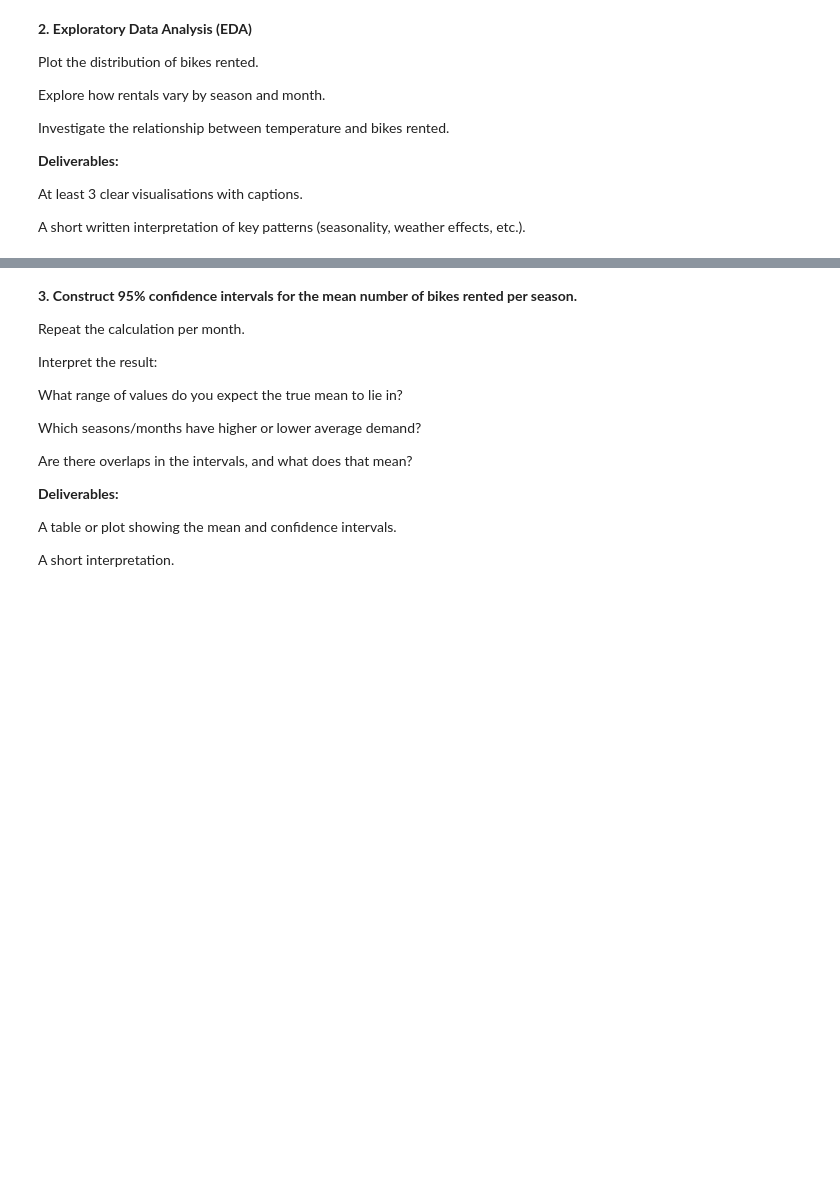
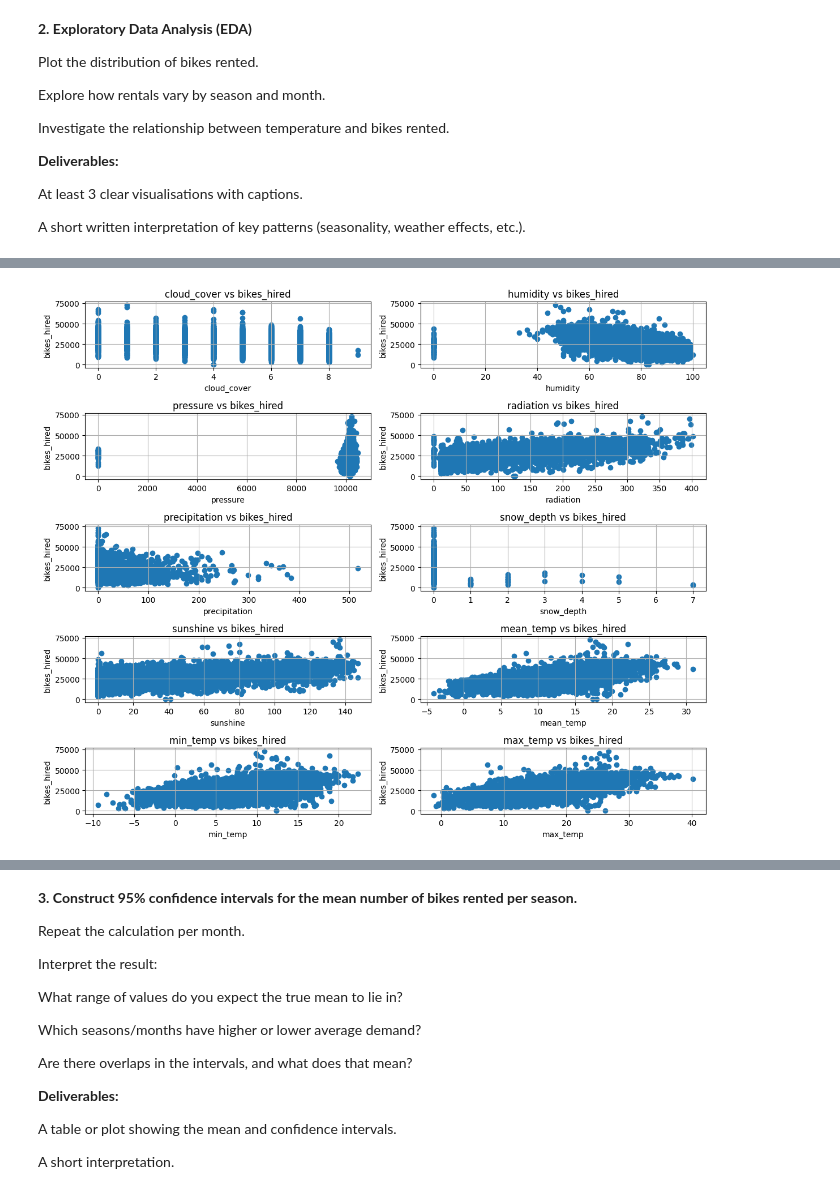
Before and after one commit to bence-szabo-git/Analytics-through-Coding, a Jupyter notebook: Session_3/Group_Project.ipynb, the cells around one changed output, grey strips where cells are left out. Cells and saved outputs as stored; diff of their text form; code cells hidden in the pictures; blank space fills up the shorter version.

```diff
--- a/Session_3/Group_Project.ipynb
+++ b/Session_3/Group_Project.ipynb
@@ -260,0 +316,32 @@ A short written interpretation of key patterns (seasonality, weather effects, et
+# %%
+# Creating scatter plots for whole float type variables to exemine relationships between the target
+
+# Identify the target variable
+target = 'bikes_hired'
+
+# Create subplots: one row per variable (except y)
+features = list()
+for col in london_bikes_filled.columns:
+    if col != target and london_bikes_filled[col].dtype == 'float64':
+        features.append(col)
+n = len(features) # 10
+
+fig, axs = plt.subplots(5, 2, figsize=(12, 10))
+axs = axs.flatten()  # Flatten to easily iterate
+
+# Loop through features and plot
+for i, feature in enumerate(features):
+    axs[i].scatter(london_bikes_filled[feature], london_bikes_filled[target])
+    axs[i].set_title(f'{feature} vs {target}')
+    axs[i].set_xlabel(feature)
+    axs[i].set_ylabel(target)
+    axs[i].grid(True)
+
+# If there are empty subplots (more slots than features), hide them
+for j in range(len(features), len(axs)):
+    fig.delaxes(axs[j])  # Removes unused axes
+
+plt.tight_layout()
+plt.show()
+# %% [output]
+[figure, added]
```
Also changed, not shown: parts of 5 cells of this notebook.
